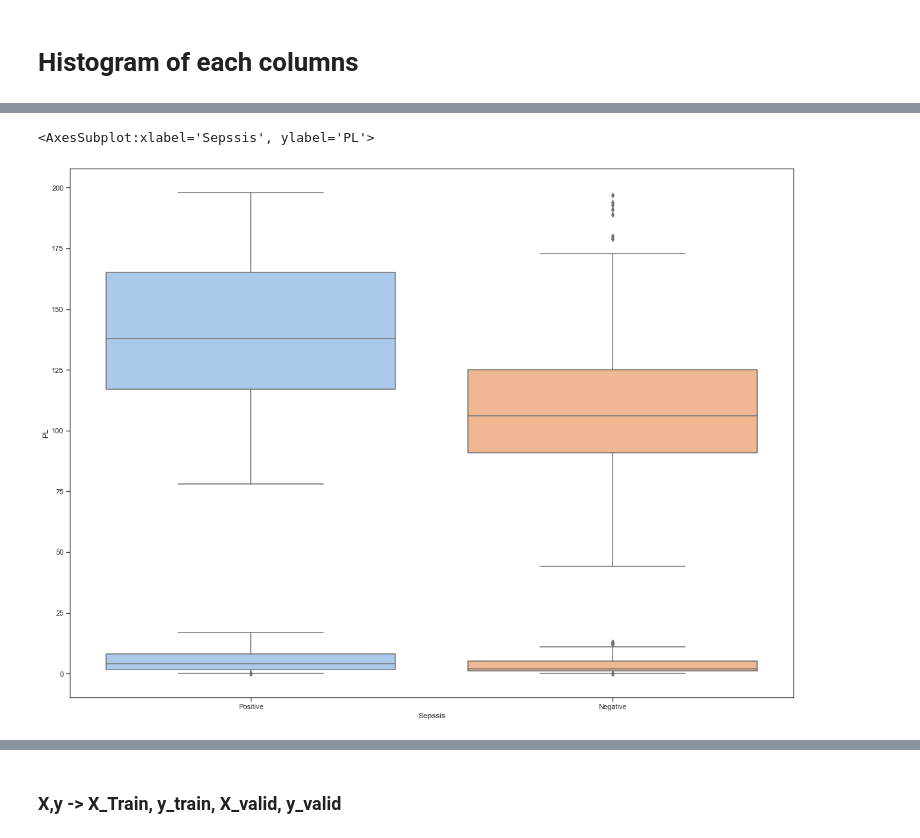
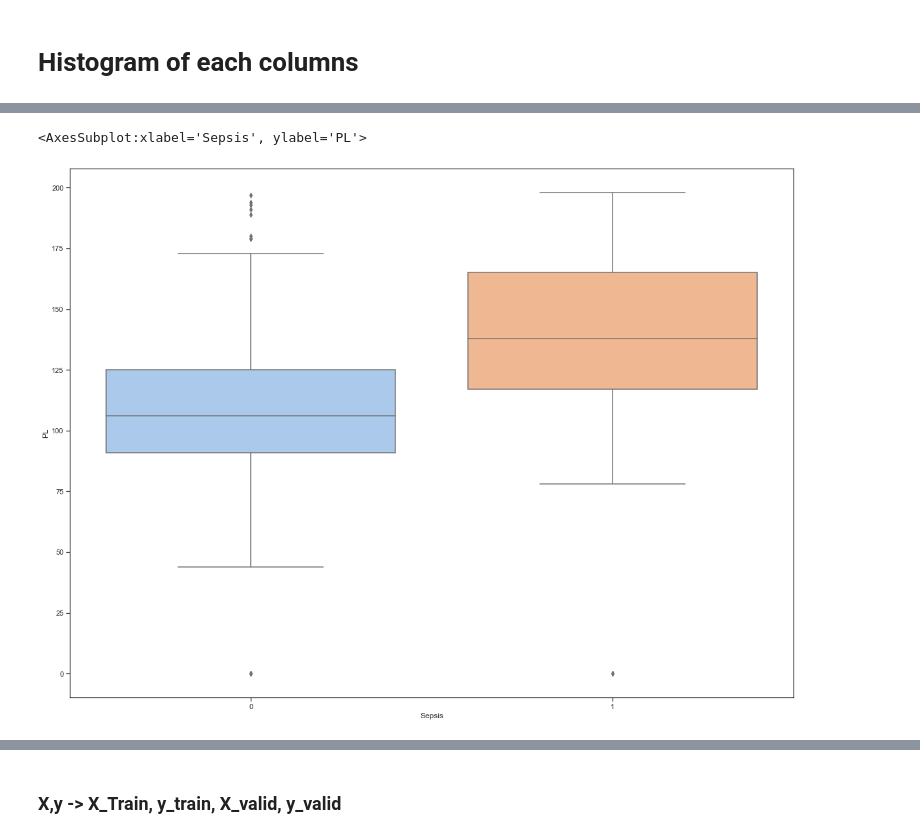
Before and after one commit to tuananh131001/Machine-Learning-Assigment1, a Jupyter notebook: Assignment_1.ipynb, the cells around one changed output, grey strips where cells are left out. Cells and saved outputs as stored; diff of their text form; code cells hidden in the pictures.

```diff
--- a/Assignment_1.ipynb
+++ b/Assignment_1.ipynb
@@ -36,5 +66,9 @@ features = ["PRG","PL","PR","SK","TS","M11","BD2","Age"]
+# %%
+train.loc[train['Sepsis'].isin(['Positive']), 'Sepsis'] = '1'
+train.loc[train['Sepsis'].isin(['Negative']), 'Sepsis'] = '0'
+train['Sepsis'] = train['Sepsis'].astype('int')
 # %% [markdown]
 ### Splitting dataset into X and Y
 # %%
-X = data[features]
-y = data["Sepssis"]
+X = train[features]
+y = train["Sepsis"]
@@ -70,3 +105,0 @@ sns.heatmap(corelation, xticklabels = corelation.columns , yticklabels=corelatio
-# %%
-sns.set_theme(style="ticks")
-sns.pairplot(X)
@@ -75,0 +106,17 @@ sns.pairplot(X)
+# %%
+import matplotlib.style as style
+import numpy as np
+mask = np.zeros_like(train.corr(), dtype=np.bool)
+mask[np.triu_indices_from(mask)] = True
+sns.set_style('darkgrid')
+plt.subplots(figsize = (15,12))
+sns.heatmap(train.corr(),
+            annot=True,
+            mask = mask,
+            cmap = 'RdBu', ## in order to reverse the bar replace "RdBu" with "RdBu_r"
+            linewidths=.9,
+            linecolor='red',
+            fmt='.2g',
+            center = 0,
+            square=True)
+plt.title("Correlations Among Features", y = 1.03,fontsize = 20, pad = 40);
@@ -103,8 +161,8 @@ plt.show()
 # %%
 sns.set_theme(style="ticks", palette="pastel")
 # Draw a nested boxplot to show bills by day and time
 #  ["PRG","PL","PR","SK","TS","M11","BD2","Age"]
-sns.boxplot(x=y, y=X["PRG"] )
+sns.boxplot(x=y, y=X["PL"] )
 # %% [output]
-<AxesSubplot:xlabel='Sepssis', ylabel='PL'>
+<AxesSubplot:xlabel='Sepsis', ylabel='PL'>
-[figure, old version]
+[figure, new version]
```
Also changed, not shown: parts of 39 cells of this notebook.
